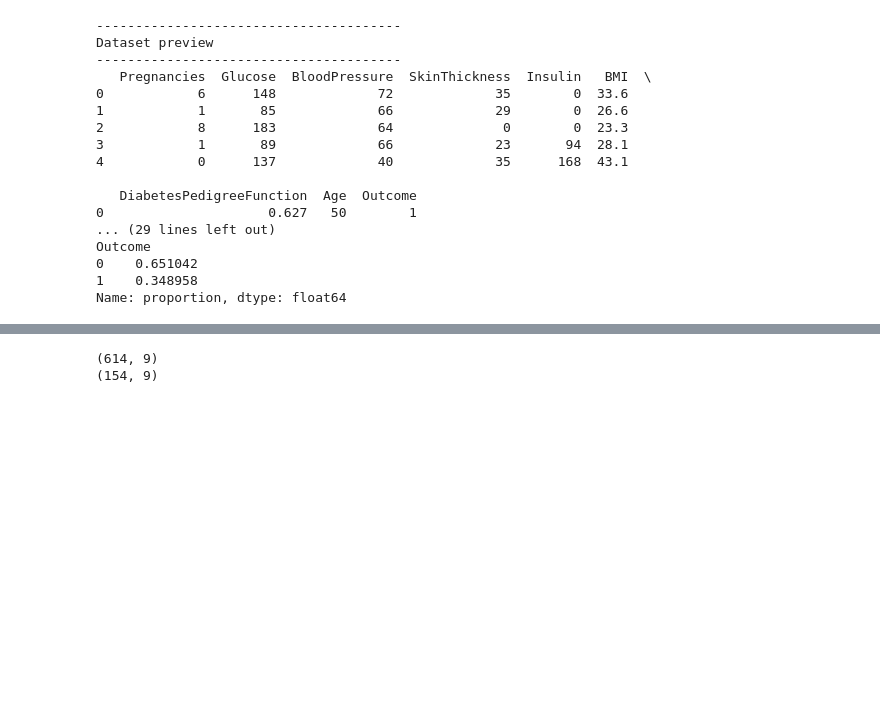
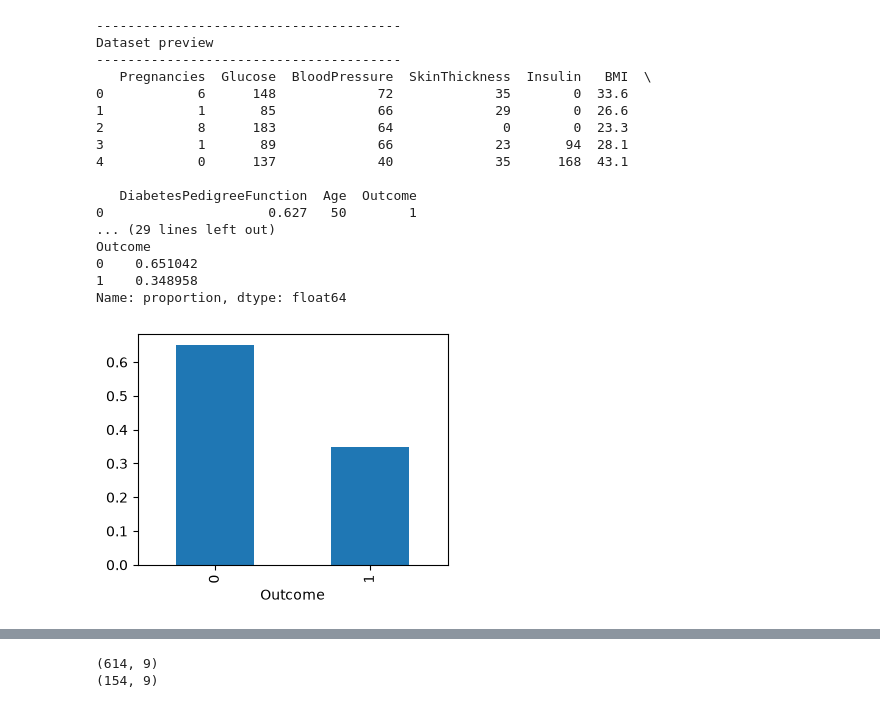
Before and after one commit to Amelie1313/privacy_in_ml, a Jupyter notebook: preprocessing.ipynb, the cells around one changed output, grey strips where cells are left out. Drawn from its saved outputs; the diff is of its cells as text; code cells hidden in the pictures; blank space fills up the shorter version.

```diff
--- a/preprocessing.ipynb
+++ b/preprocessing.ipynb
@@ -60,3 +61,9 @@ Outcome
 0    0.651042
 1    0.348958
 Name: proportion, dtype: float64
+# %%
+plt.figure(figsize=(4, 3))
+diabetes['Outcome'].value_counts(normalize=True).plot(kind="bar")
+plt.show()
+# %% [output]
+[figure, added]
```
Also changed, not shown: parts of 16 cells of this notebook.
